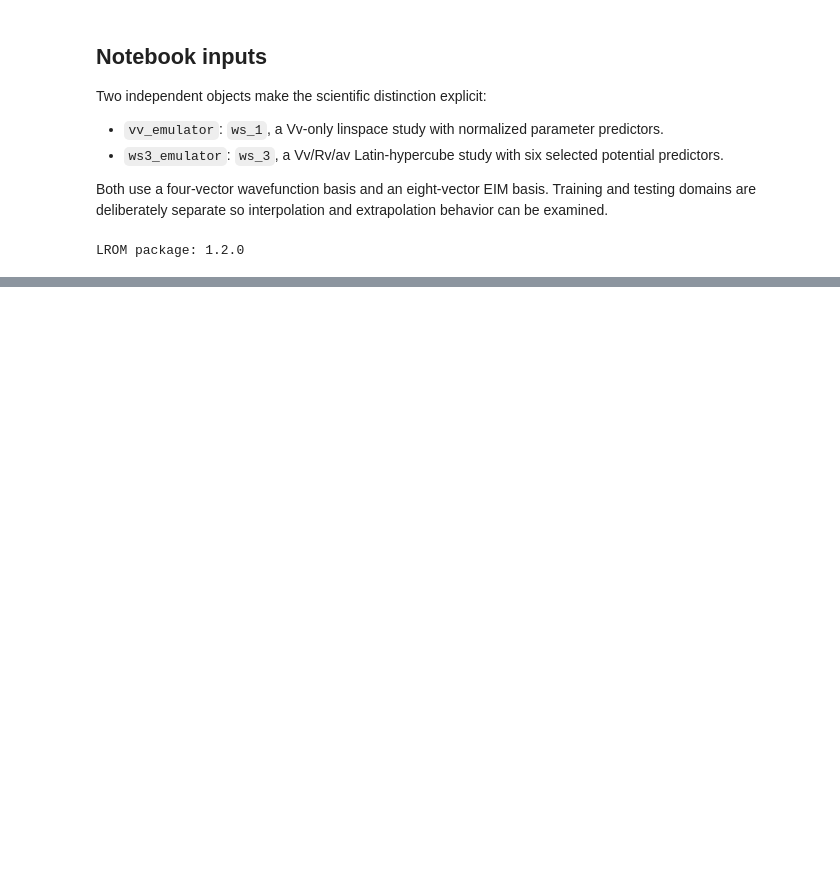
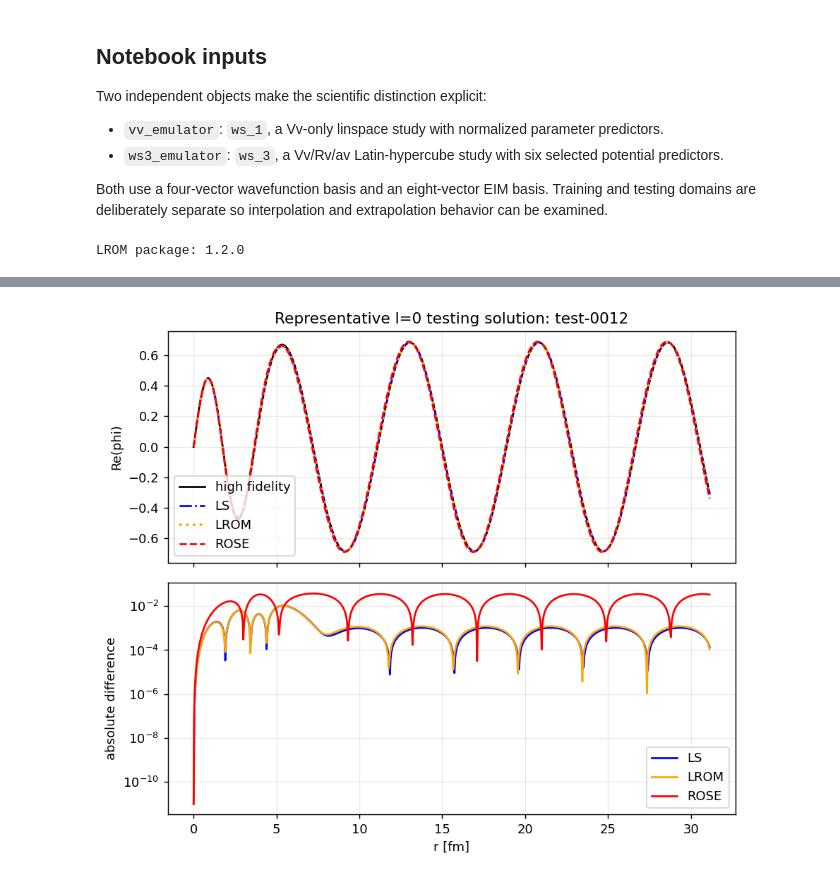
Before and after one commit to nitrogen5052/Learning-Reduced-Order-Models, a Jupyter notebook: notebooks/01_rbm_vs_lrom_single_wavefunction.ipynb, the cells around one changed output, grey strips where cells are left out. Drawn from its saved outputs; the diff is of its cells as text; code cells hidden in the pictures; blank space fills up the shorter version.

```diff
--- a/notebooks/01_rbm_vs_lrom_single_wavefunction.ipynb
+++ b/notebooks/01_rbm_vs_lrom_single_wavefunction.ipynb
@@ -32,6 +32,7 @@ import sys
 import matplotlib.pyplot as plt
 from matplotlib.lines import Line2D
 from matplotlib.patches import Patch
+from numba import njit
 import numpy as np
 import pandas as pd
 
@@ -53,12 +54,18 @@ if not hasattr(scipy.special, "sph_harm") and hasattr(scipy.special, "sph_harm_y
     scipy.special.sph_harm = lambda m, n, theta, phi: scipy.special.sph_harm_y(n, m, phi, theta)
 
 import rose
-import lrom_legacy.v1_2 as lrom
+import lrom
 
 BASIS_SIZE = 4
 DISPLAY_ERROR_FLOOR = 1e-11
 print("LROM package:", lrom.__version__)
 
+@njit
+def rose_real_woods_saxon(radius, alpha):
+    # ROSE evaluates this exact callback for HF solves and builds its EIM from it.
+    vv, rv, av = alpha
+    return -vv / (1.0 + np.exp((radius - rv) / av))
+
 plt.rcParams["figure.dpi"] = 130
 plt.rcParams["axes.grid"] = True
 plt.rcParams["grid.alpha"] = 0.25
@@ -753,0 +875,25 @@ prediction shape: (1, 900)
+# %%
+lrom_relative = ws3_emulator.testing_results.metrics["relative_l2"][0]["lrom"]
+representative_index = int(np.argsort(lrom_relative)[len(lrom_relative) // 2])
+representative_id = ws3_emulator.samples.design.testing.case_ids[representative_index]
+case = ws3_emulator.testing_case(case_id=representative_id)
+
+fig, axes = plt.subplots(2, 1, figsize=(7.2, 6.2), sharex=True)
+axes[0].plot(case.radius, np.real(case.high_fidelity[0]), color="black", label="high fidelity")
+axes[0].plot(case.radius, np.real(ws3_ls_wf_test[representative_index]), "-.", color="blue", label="LS")
+axes[0].plot(case.radius, np.real(case.lrom[0]), ":", color="orange", linewidth=2, label="LROM")
+axes[0].plot(case.radius, np.real(ws3_rose_wf_test[representative_index]), "--", color="red", label="ROSE")
+axes[0].set_ylabel("Re(phi)")
+axes[0].set_title(f"Representative l=0 testing solution: {representative_id}")
+axes[0].legend()
+axes[1].plot(case.radius, np.maximum(np.abs(case.high_fidelity[0] - ws3_ls_wf_test[representative_index]), DISPLAY_ERROR_FLOOR), color="blue", label="LS")
+axes[1].plot(case.radius, np.maximum(np.abs(case.high_fidelity[0] - case.lrom[0]), DISPLAY_ERROR_FLOOR), color="orange", label="LROM")
+axes[1].plot(case.radius, np.maximum(np.abs(case.high_fidelity[0] - ws3_rose_wf_test[representative_index]), DISPLAY_ERROR_FLOOR), color="red", label="ROSE")
+axes[1].set_yscale("log")
+axes[1].set_xlabel("r [fm]")
+axes[1].set_ylabel("absolute difference")
+axes[1].legend()
+fig.tight_layout()
+plt.show()
+# %% [output]
+[figure, added]
```
Also changed, not shown: parts of 28 cells of this notebook, 1 other file.
